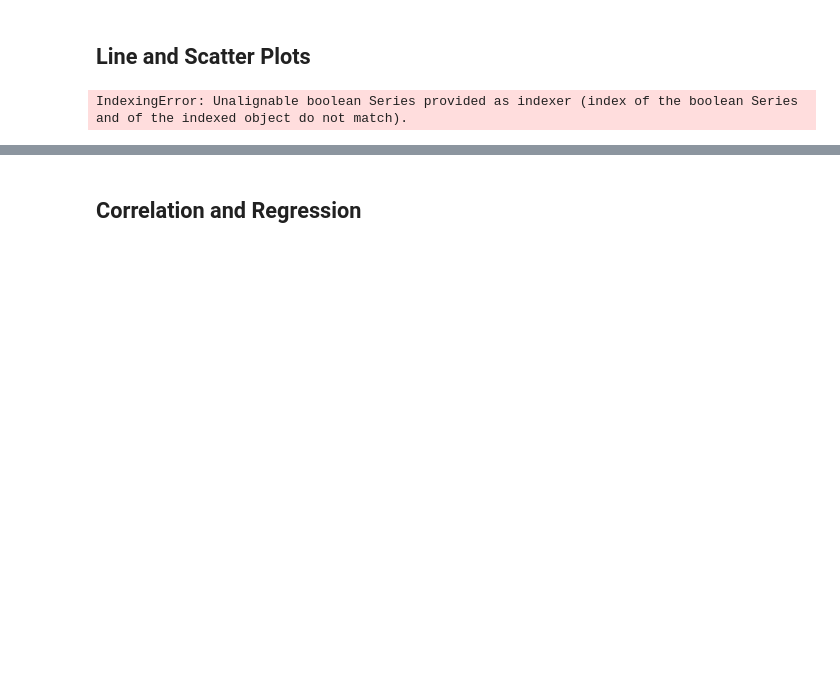
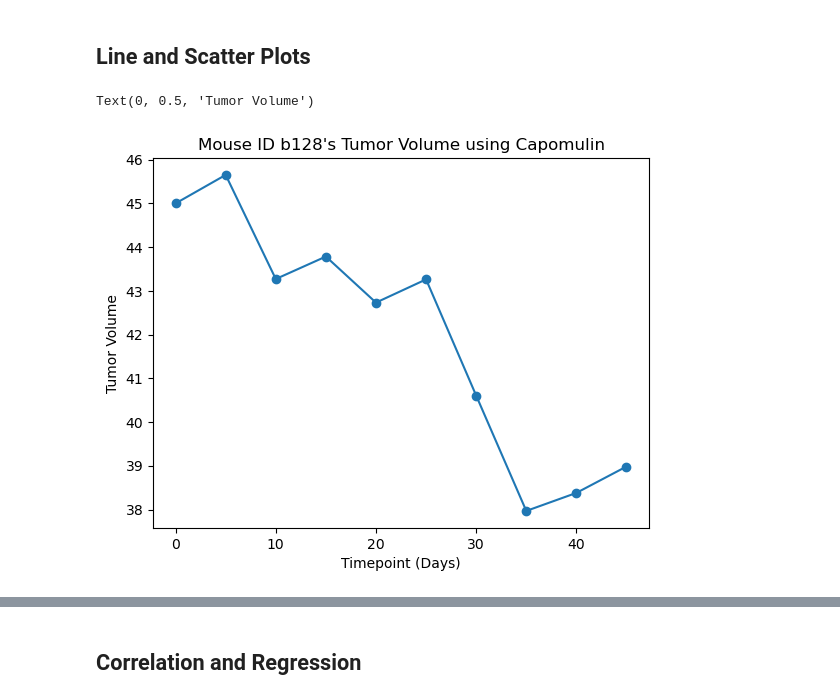
Before and after one commit to thundich/Matplotlib-Challenge, a Jupyter notebook: pymaceuticals_starter.ipynb, the cells around one changed output, grey strips where cells are left out. Saved outputs shown, nothing was run; the diff lists cells and outputs as text; code cells hidden in the pictures; blank space fills up the shorter version.

```diff
--- a/pymaceuticals_starter.ipynb
+++ b/pymaceuticals_starter.ipynb
@@ -267,8 +267,15 @@ dtype: object
 ## Line and Scatter Plots
 # %%
 # Generate a line plot of tumor volume vs. time point for a single mouse treated with Capomulin
-cleandata_DataFrame[Tumor_Volume_Dataframe["Mouse ID" ] == "l509"]
+Capomulin_df = cleandata_DataFrame.loc[cleandata_DataFrame["Drug Regimen" ] == "Capomulin"]
+mouse_df = Capomulin_df.loc[Capomulin_df['Mouse ID'] == "b128"]
+mouse_df
+tumor_vol = plt.plot(mouse_df['Timepoint'], mouse_df['Tumor Volume (mm3)'], marker ='o')
+plt.title(f"Mouse ID b128's Tumor Volume using Capomulin")
+plt.xlabel("Timepoint (Days)")
+plt.ylabel("Tumor Volume")
 # %% [output]
-IndexingError: Unalignable boolean Series provided as indexer (index of the boolean Series and of the indexed object do not match).
+Text(0, 0.5, 'Tumor Volume')
+[figure, added]
 # %%
 # Generate a scatter plot of mouse weight vs. the average observed tumor volume for the entire Capomulin regimen
```
Also changed, not shown: parts of 12 cells of this notebook.
